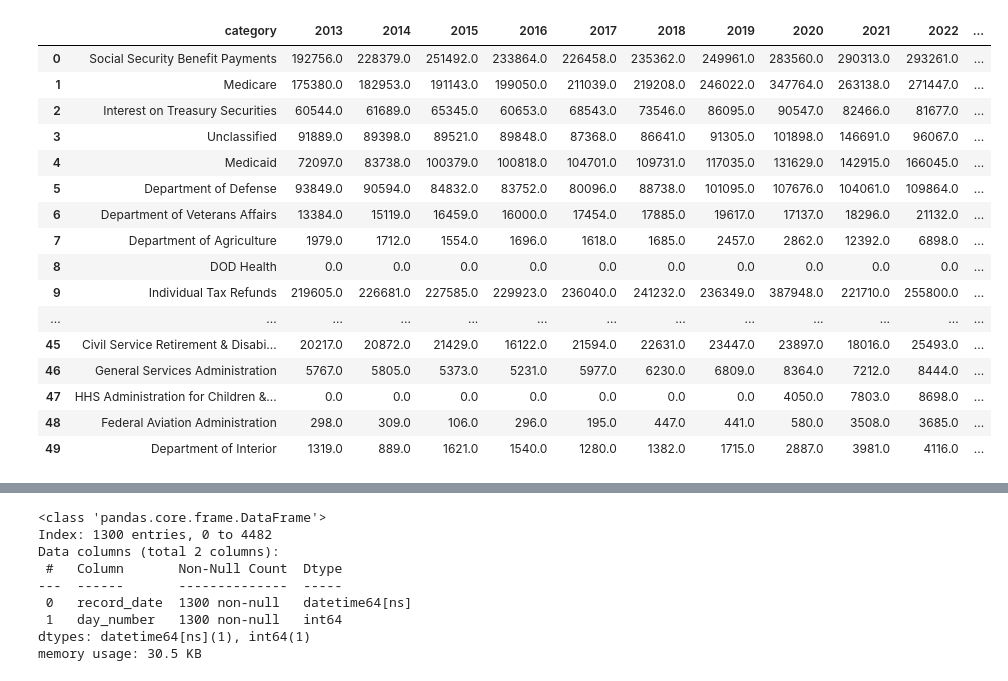
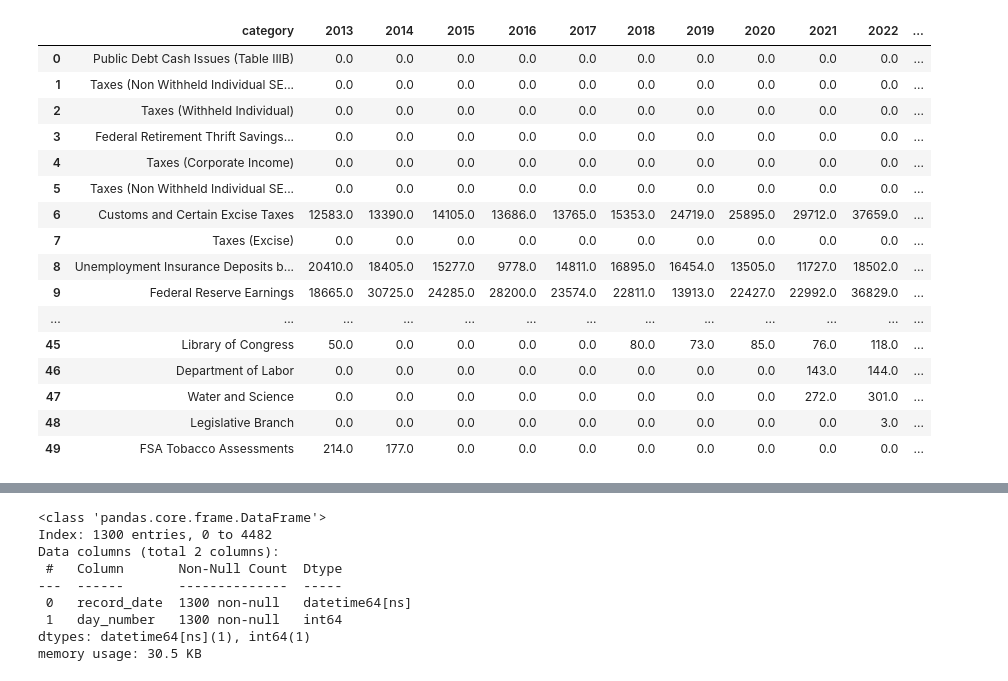
Before and after one commit to jkelly3rd/fed_spend, a Jupyter notebook: 05_deposits_tracker_analysis.ipynb, the cells around one changed output, grey strips where cells are left out. Saved outputs shown, nothing was run; the diff lists cells and outputs as text; code cells hidden in the pictures.

Commit message:
Updates with deposits

```diff
--- a/05_deposits_tracker_analysis.ipynb
+++ b/05_deposits_tracker_analysis.ipynb
@@ -43,9 +43,9 @@ memory usage: 25.3+ MB
 # %%
 # Read category_crosswalk.csv
-category_crosswalk_file_path = "data/category_crosswalk.csv"
-category_crosswalk = pd.read_csv(category_crosswalk_file_path, keep_default_na=False)
+deposits_category_crosswalk_file_path = "data/deposits_category_crosswalk.csv"
+deposits_category_crosswalk = pd.read_csv(deposits_category_crosswalk_file_path, keep_default_na=False)
 # Display the info and first few rows of the crosswalk DataFrame
-category_crosswalk.info()
-category_crosswalk.head(10)
+deposits_category_crosswalk.info()
+deposits_category_crosswalk.head(10)
 # %% [output]
 <class 'pandas.core.frame.DataFrame'>
@@ -74,14 +74,14 @@ memory usage: 8.5+ KB
 # %%
 # Merge data with crosswalk to standardize categories by adding new columns
-withdrawals = withdrawals.merge(
-    category_crosswalk,
+deposits = deposits.merge(
+    deposits_category_crosswalk,
     how='left',
     left_on=['transaction_catg', 'transaction_catg_desc'],
     right_on=['transaction_catg', 'transaction_catg_desc']
 )
 
 # Display the info and first few rows of the updated DataFrame
-withdrawals.info()
-withdrawals.head(10)
+deposits.info()
+deposits.head(10)
 # %% [output]
 <class 'pandas.core.frame.DataFrame'>
@@ -321,11 +338,11 @@ memory usage: 14.8+ KB
 # %%
 # Calculate the max date so far this year
-max_date = withdrawals["record_date"].max()
+max_date = deposits["record_date"].max()
 current_year = max_date.year
 days_elapsed = (max_date - pd.to_datetime(f"{current_year}-01-20")).days
 
-# Create an empty list to store yearly spending DataFrames
-yearly_spending_list = []
+# Create an empty list to store yearly deposits DataFrames
+yearly_deposits_list = []
 
 # Loop through each fiscal year
 for year in range(2013,2026):
@@ -333,44 +350,44 @@ for year in range(2013,2026):
     start_date = pd.to_datetime(f"{year}-01-20")
     end_date = start_date + pd.Timedelta(days=days_elapsed)
 
-    # Filter withdrawals for the given fiscal year and time period
-    filtered_withdrawals = withdrawals[
-        (withdrawals["record_date"] >= start_date) &
-        (withdrawals["record_date"] <= end_date)
+    # Filter for the given fiscal year and time period
+    filtered_deposits = deposits[
+        (deposits["record_date"] >= start_date) &
+        (deposits["record_date"] <= end_date)
     ]
 
     # Group by transaction_catg and sum the transaction_today_amt for each category
-    yearly_spending = (
-        filtered_withdrawals
+    yearly_deposits = (
+        filtered_deposits
         .groupby("category", as_index=False)
         .agg({"transaction_today_amt": "sum"})
         .rename(columns={"transaction_today_amt": f"{year}"})
     )
 
-    # Append the yearly spending DataFrame to the list
-    yearly_spending_list.append(yearly_spending)
+    # Append the yearly deposits DataFrame to the list
+    yearly_deposits_list.append(yearly_deposits)
 
-# Merge all yearly spending DataFrames into a single pivot table
-first_days_spending = yearly_spending_list[0]
-for yearly_spending in yearly_spending_list[1:]:
-    first_days_spending = first_days_spending.merge(yearly_spending, on="category", how="outer")
+# Merge all yearly deposits DataFrames into a single pivot table
+first_days_deposits = yearly_deposits_list[0]
+for yearly_deposits in yearly_deposits_list[1:]:
+    first_days_deposits = first_days_deposits.merge(yearly_deposits, on="category", how="outer")
 
 # Fill NaN values with 0 for categories that don't appear in some years
-first_days_spending = first_days_spending.fillna(0)
+first_days_deposits = first_days_deposits.fillna(0)
 
-# add a column for increase in spending from 2024 to 2025
-first_days_spending["change_1yr"] = first_days_spending["2025"] - first_days_spending["2024"]
+# add a column for increase in deposits from 2024 to 2025
+first_days_deposits["change_1yr"] = first_days_deposits["2025"] - first_days_deposits["2024"]
 
-# Sort the pivot table by total spending in the most recent year (descending order)
-first_days_spending = first_days_spending.sort_values(by=f"change_1yr", ascending=False).reset_index(drop=True)
+# Sort the pivot table by total deposits in the most recent year (descending order)
+first_days_deposits = first_days_deposits.sort_values(by=f"change_1yr", ascending=False).reset_index(drop=True)
 
 # Save the pivot table to a CSV file for further analysis
-first_days_spending.to_csv("output/yearly_first_days_bycategory_live.csv", index=False)
+first_days_deposits.to_csv("output/yearly_first_days_deposits_bycategory_live.csv", index=False)
 
 # Display the info and first few rows of the pivot table
-first_days_spending.info()
+first_days_deposits.info()
 # print days elapsed since jan 20
 print(f"Days elapsed since January 20, 2025: {days_elapsed}")
-first_days_spending.head(50)
+first_days_deposits.head(50)
 # %% [output]
 <class 'pandas.core.frame.DataFrame'>
@@ -392,19 +409,19 @@ memory usage: 14.3+ KB
 Days elapsed since January 20, 2025: 102
 |  | category | 2013 | 2014 | 2015 | 2016 | 2017 | 2018 | 2019 | 2020 | 2021 | 2022 | ... |
-| 0 | Social Security Benefit Payments | 192756.0 | 228379.0 | 251492.0 | 233864.0 | 226458.0 | 235362.0 | 249961.0 | 283560.0 | 290313.0 | 293261.0 | ... |
-| 1 | Medicare | 175380.0 | 182953.0 | 191143.0 | 199050.0 | 211039.0 | 219208.0 | 246022.0 | 347764.0 | 263138.0 | 271447.0 | ... |
-| 2 | Interest on Treasury Securities | 60544.0 | 61689.0 | 65345.0 | 60653.0 | 68543.0 | 73546.0 | 86095.0 | 90547.0 | 82466.0 | 81677.0 | ... |
-| 3 | Unclassified | 91889.0 | 89398.0 | 89521.0 | 89848.0 | 87368.0 | 86641.0 | 91305.0 | 101898.0 | 146691.0 | 96067.0 | ... |
-| 4 | Medicaid | 72097.0 | 83738.0 | 100379.0 | 100818.0 | 104701.0 | 109731.0 | 117035.0 | 131629.0 | 142915.0 | 166045.0 | ... |
-| 5 | Department of Defense | 93849.0 | 90594.0 | 84832.0 | 83752.0 | 80096.0 | 88738.0 | 101095.0 | 107676.0 | 104061.0 | 109864.0 | ... |
-| 6 | Department of Veterans Affairs | 13384.0 | 15119.0 | 16459.0 | 16000.0 | 17454.0 | 17885.0 | 19617.0 | 17137.0 | 18296.0 | 21132.0 | ... |
-| 7 | Department of Agriculture | 1979.0 | 1712.0 | 1554.0 | 1696.0 | 1618.0 | 1685.0 | 2457.0 | 2862.0 | 12392.0 | 6898.0 | ... |
-| 8 | DOD Health | 0.0 | 0.0 | 0.0 | 0.0 | 0.0 | 0.0 | 0.0 | 0.0 | 0.0 | 0.0 | ... |
-| 9 | Individual Tax Refunds | 219605.0 | 226681.0 | 227585.0 | 229923.0 | 236040.0 | 241232.0 | 236349.0 | 387948.0 | 221710.0 | 255800.0 | ... |
+| 0 | Public Debt Cash Issues (Table IIIB) | 0.0 | 0.0 | 0.0 | 0.0 | 0.0 | 0.0 | 0.0 | 0.0 | 0.0 | 0.0 | ... |
+| 1 | Taxes (Non Withheld Individual SE... | 0.0 | 0.0 | 0.0 | 0.0 | 0.0 | 0.0 | 0.0 | 0.0 | 0.0 | 0.0 | ... |
+| 2 | Taxes (Withheld Individual) | 0.0 | 0.0 | 0.0 | 0.0 | 0.0 | 0.0 | 0.0 | 0.0 | 0.0 | 0.0 | ... |
+| 3 | Federal Retirement Thrift Savings... | 0.0 | 0.0 | 0.0 | 0.0 | 0.0 | 0.0 | 0.0 | 0.0 | 0.0 | 0.0 | ... |
+| 4 | Taxes (Corporate Income) | 0.0 | 0.0 | 0.0 | 0.0 | 0.0 | 0.0 | 0.0 | 0.0 | 0.0 | 0.0 | ... |
+| 5 | Taxes (Non Withheld Individual SE... | 0.0 | 0.0 | 0.0 | 0.0 | 0.0 | 0.0 | 0.0 | 0.0 | 0.0 | 0.0 | ... |
+| 6 | Customs and Certain Excise Taxes | 12583.0 | 13390.0 | 14105.0 | 13686.0 | 13765.0 | 15353.0 | 24719.0 | 25895.0 | 29712.0 | 37659.0 | ... |
+| 7 | Taxes (Excise) | 0.0 | 0.0 | 0.0 | 0.0 | 0.0 | 0.0 | 0.0 | 0.0 | 0.0 | 0.0 | ... |
+| 8 | Unemployment Insurance Deposits b... | 20410.0 | 18405.0 | 15277.0 | 9778.0 | 14811.0 | 16895.0 | 16454.0 | 13505.0 | 11727.0 | 18502.0 | ... |
+| 9 | Federal Reserve Earnings | 18665.0 | 30725.0 | 24285.0 | 28200.0 | 23574.0 | 22811.0 | 13913.0 | 22427.0 | 22992.0 | 36829.0 | ... |
 | ... | ... | ... | ... | ... | ... | ... | ... | ... | ... | ... | ... | ... |
-| 45 | Civil Service Retirement & Disabi... | 20217.0 | 20872.0 | 21429.0 | 16122.0 | 21594.0 | 22631.0 | 23447.0 | 23897.0 | 18016.0 | 25493.0 | ... |
-| 46 | General Services Administration | 5767.0 | 5805.0 | 5373.0 | 5231.0 | 5977.0 | 6230.0 | 6809.0 | 8364.0 | 7212.0 | 8444.0 | ... |
-| 47 | HHS Administration for Children &... | 0.0 | 0.0 | 0.0 | 0.0 | 0.0 | 0.0 | 0.0 | 4050.0 | 7803.0 | 8698.0 | ... |
-| 48 | Federal Aviation Administration | 298.0 | 309.0 | 106.0 | 296.0 | 195.0 | 447.0 | 441.0 | 580.0 | 3508.0 | 3685.0 | ... |
-| 49 | Department of Interior | 1319.0 | 889.0 | 1621.0 | 1540.0 | 1280.0 | 1382.0 | 1715.0 | 2887.0 | 3981.0 | 4116.0 | ... |
+| 45 | Library of Congress | 50.0 | 0.0 | 0.0 | 0.0 | 0.0 | 80.0 | 73.0 | 85.0 | 76.0 | 118.0 | ... |
+| 46 | Department of Labor | 0.0 | 0.0 | 0.0 | 0.0 | 0.0 | 0.0 | 0.0 | 0.0 | 143.0 | 144.0 | ... |
+| 47 | Water and Science | 0.0 | 0.0 | 0.0 | 0.0 | 0.0 | 0.0 | 0.0 | 0.0 | 272.0 | 301.0 | ... |
+| 48 | Legislative Branch | 0.0 | 0.0 | 0.0 | 0.0 | 0.0 | 0.0 | 0.0 | 0.0 | 0.0 | 3.0 | ... |
+| 49 | FSA Tobacco Assessments | 214.0 | 177.0 | 0.0 | 0.0 | 0.0 | 0.0 | 0.0 | 0.0 | 0.0 | 0.0 | ... |
 # %%
```
Also changed, not shown: parts of 16 cells of this notebook, 13 other files.
